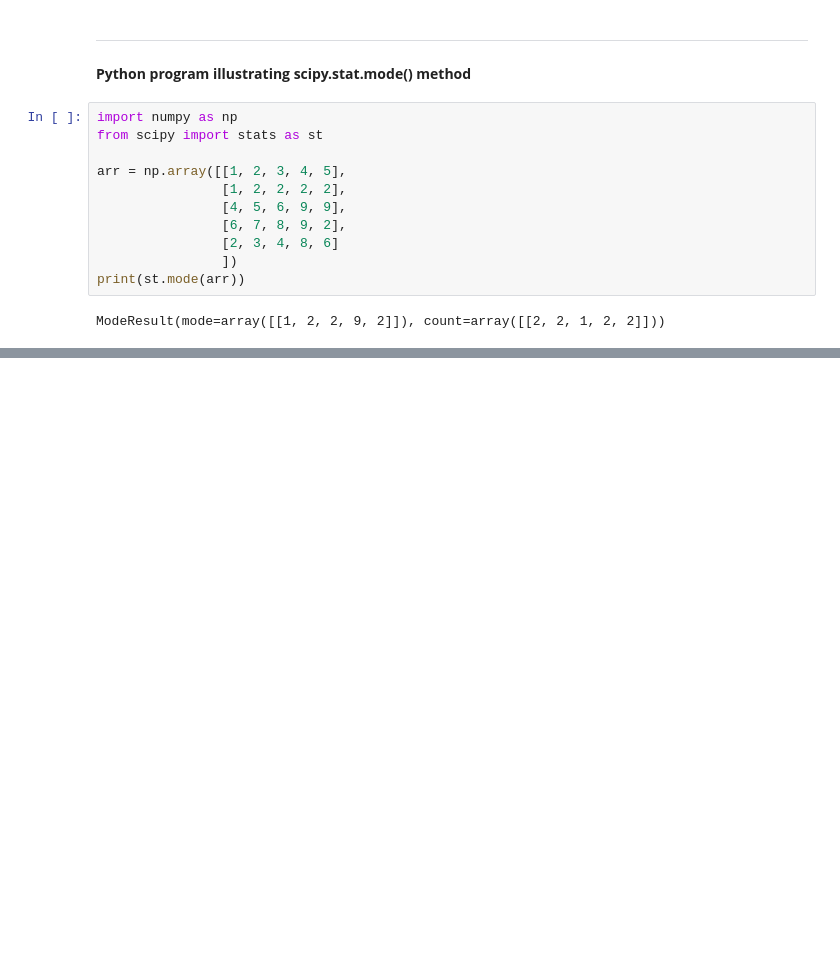
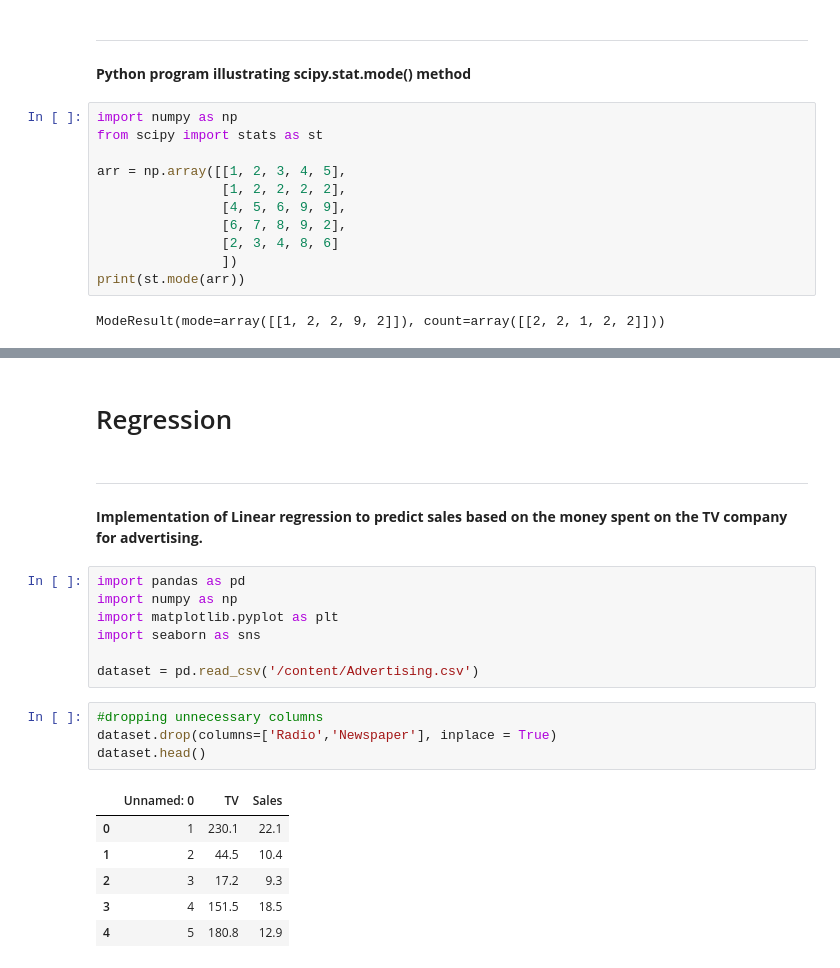
Before and after one commit to Nithixz/Data-Science-using-Python, a Jupyter notebook: Data_Science_using_Python.ipynb, the cells around one changed output, grey strips where cells are left out. Cells and saved outputs as stored; diff of their text form; blank space fills up the shorter version.

```diff
--- a/Data_Science_using_Python.ipynb
+++ b/Data_Science_using_Python.ipynb
@@ -527,0 +718,26 @@ ModeResult(mode=array([[1, 2, 2, 9, 2]]), count=array([[2, 2, 1, 2, 2]]))
+# %% [markdown]
+# Regression
+# %% [markdown]
+
+
+---
+
+**Implementation of Linear regression to predict sales based on the money spent on the TV company for advertising.**
+# %%
+import pandas as pd
+import numpy as np
+import matplotlib.pyplot as plt
+import seaborn as sns
+
+dataset = pd.read_csv('/content/Advertising.csv')
+# %%
+#dropping unnecessary columns
+dataset.drop(columns=['Radio','Newspaper'], inplace = True)
+dataset.head()
+# %% [output]
+|  | Unnamed: 0 | TV | Sales |
+| 0 | 1 | 230.1 | 22.1 |
+| 1 | 2 | 44.5 | 10.4 |
+| 2 | 3 | 17.2 | 9.3 |
+| 3 | 4 | 151.5 | 18.5 |
+| 4 | 5 | 180.8 | 12.9 |
```
Also changed, not shown: parts of 19 cells of this notebook.
